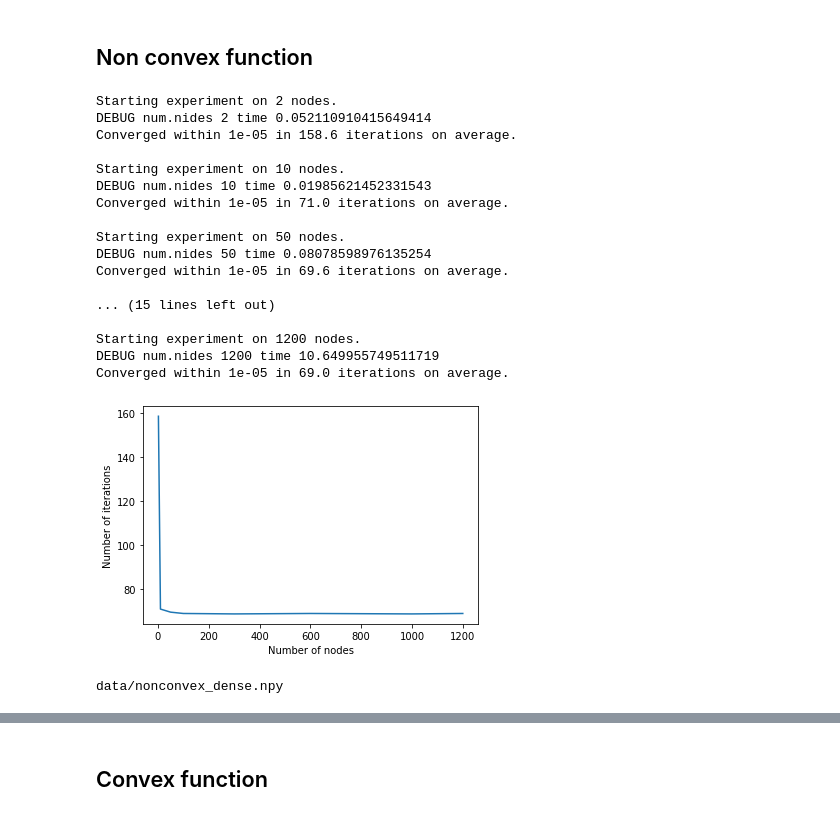
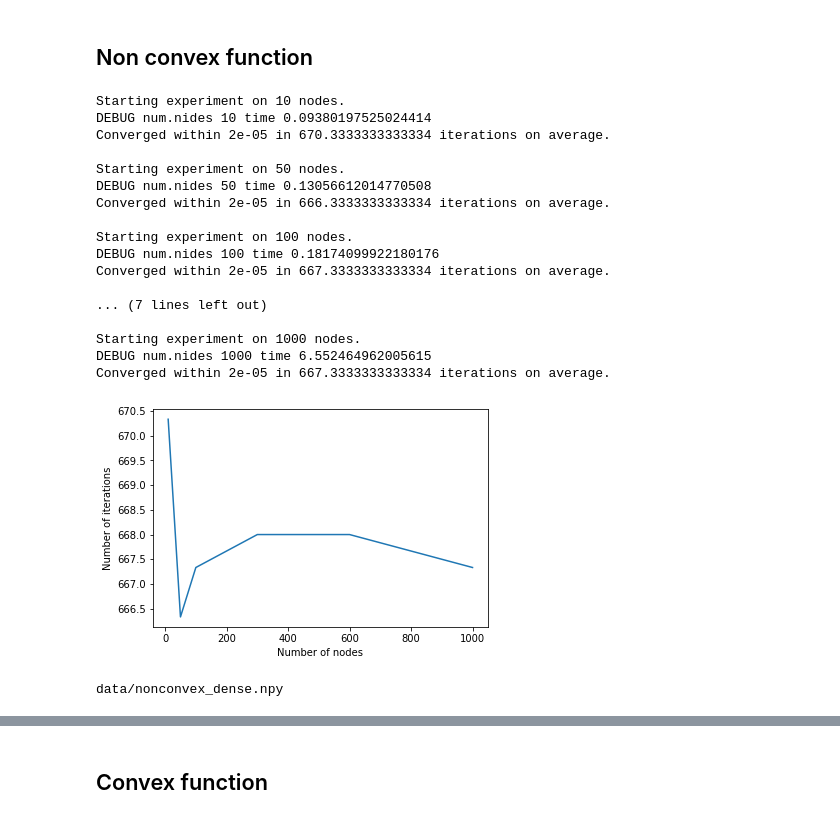
Before and after one commit to Katerina5649/OptML, a Jupyter notebook: experiments.ipynb, the cells around one changed output, grey strips where cells are left out. Saved outputs shown, nothing was run; the diff lists cells and outputs as text; code cells hidden in the pictures.

```diff
--- a/experiments.ipynb
+++ b/experiments.ipynb
@@ -186,48 +186,48 @@ def plotIter(num_nodes, iters):
 # %%
 save_folder = "data/"
 
-n_params = 10
+n_params = 8
 max_iter = np.inf
-number_exp = 5
+number_exp = 3
 
-num_nodes = [2, 10, 50, 100, 300, 600, 1000, 1200]
+num_nodes = [10, 50, 100, 300, 600, 1000]
 # %% [markdown]
 ## Non convex function
 # %%
 func_type = "non convex"
 # %%
 topology = "dense"
-lr = 1e-1
-threshold = 1e-5
+lr = 1e-2
+threshold = 2e-5
 
 means, results = experiment(num_nodes, n_params, topology, func_type, max_iter, lr, threshold, number_exp)
 
 plotIter(num_nodes, means)
 
 filename = save_folder + func_type.replace(" ", "") + "_" + topology + ".npy"
 print(filename)
 
 with open(filename, 'wb') as f:
     np.save(f, results)
 # %% [output]
-Starting experiment on 2 nodes.
-DEBUG num.nides 2 time 0.052110910415649414
-Converged within 1e-05 in 158.6 iterations on average.
-
 Starting experiment on 10 nodes.
-DEBUG num.nides 10 time 0.01985621452331543
-Converged within 1e-05 in 71.0 iterations on average.
+DEBUG num.nides 10 time 0.09380197525024414
+Converged within 2e-05 in 670.3333333333334 iterations on average.
 
 Starting experiment on 50 nodes.
-DEBUG num.nides 50 time 0.08078598976135254
-Converged within 1e-05 in 69.6 iterations on average.
+DEBUG num.nides 50 time 0.13056612014770508
+Converged within 2e-05 in 666.3333333333334 iterations on average.
 
-... (15 lines left out)
+Starting experiment on 100 nodes.
+DEBUG num.nides 100 time 0.18174099922180176
+Converged within 2e-05 in 667.3333333333334 iterations on average.
 
-Starting experiment on 1200 nodes.
-DEBUG num.nides 1200 time 10.649955749511719
-Converged within 1e-05 in 69.0 iterations on average.
+... (7 lines left out)
+
+Starting experiment on 1000 nodes.
+DEBUG num.nides 1000 time 6.552464962005615
+Converged within 2e-05 in 667.3333333333334 iterations on average.
-[figure, old version]
+[figure, new version]
 data/nonconvex_dense.npy
 # %%
 topology = "ring"
```
Also changed, not shown: parts of 18 cells of this notebook, 12 other files.
